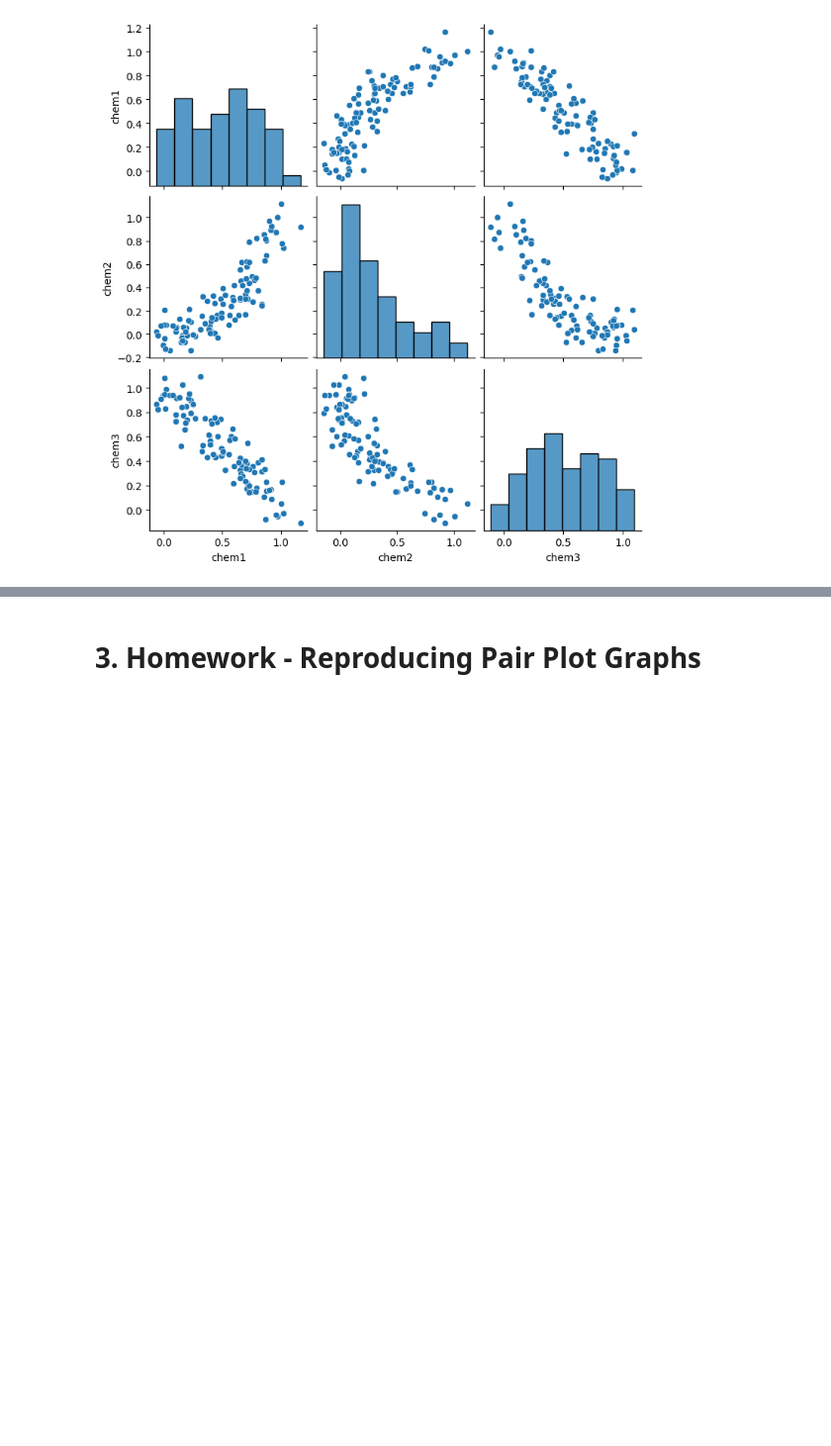
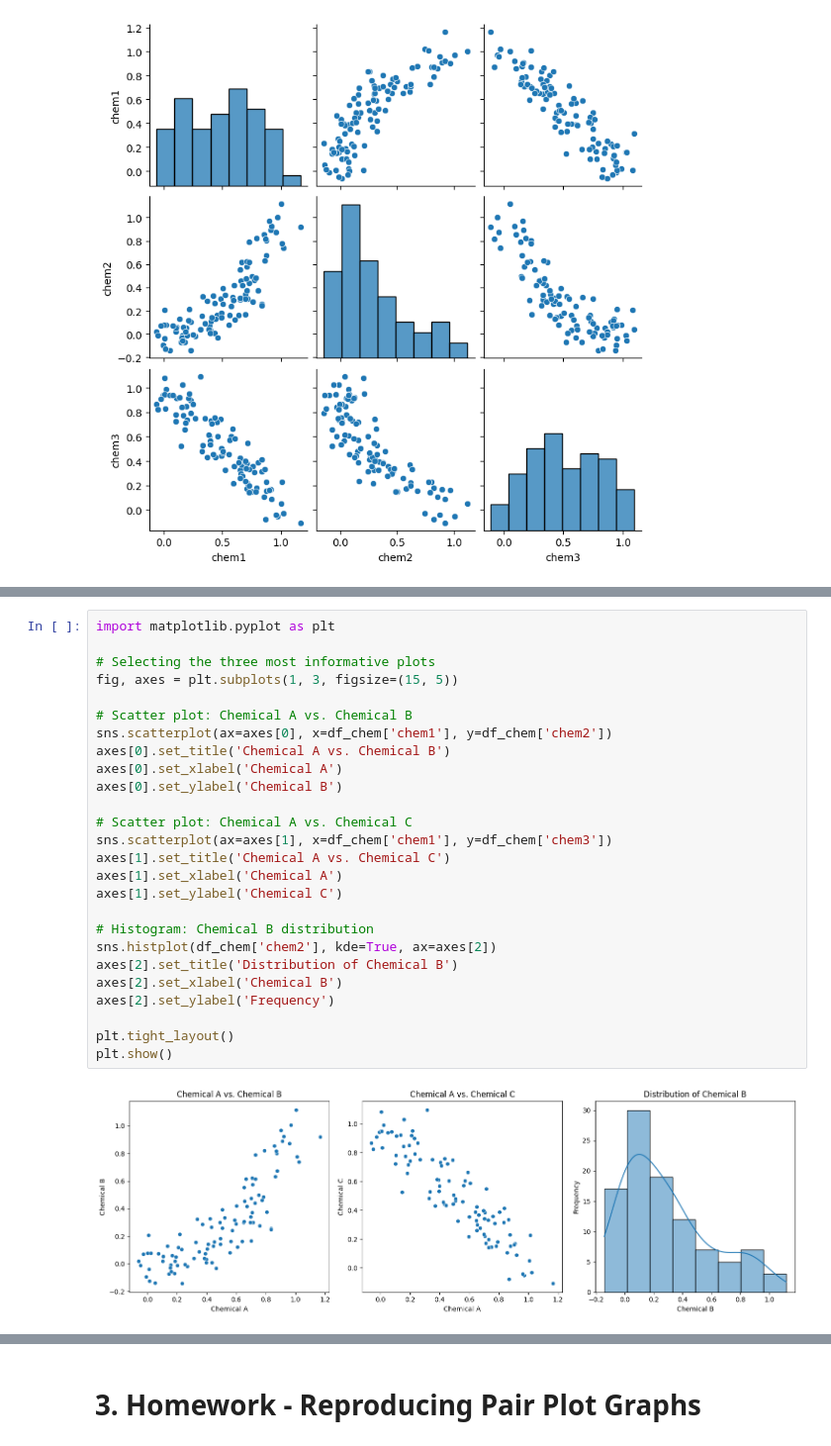
Before and after one commit to SergeyNelyapenkoBU/2025-spring-B2, a Jupyter notebook: OMDS-ModB2-Week5-Nelyapenko-Sergey-concealed-answer.ipynb, the cells around one changed output, grey strips where cells are left out. Shown at 99% size. Saved outputs shown, nothing was run; the diff lists cells and outputs as text; blank space fills up the shorter version.

```diff
--- a/OMDS-ModB2-Week5-Nelyapenko-Sergey-concealed-answer.ipynb
+++ b/OMDS-ModB2-Week5-Nelyapenko-Sergey-concealed-answer.ipynb
@@ -136,0 +151,28 @@ sns.pairplot(df_chem)
+# %%
+import matplotlib.pyplot as plt
+
+# Selecting the three most informative plots
+fig, axes = plt.subplots(1, 3, figsize=(15, 5))
+
+# Scatter plot: Chemical A vs. Chemical B
+sns.scatterplot(ax=axes[0], x=df_chem['chem1'], y=df_chem['chem2'])
+axes[0].set_title('Chemical A vs. Chemical B')
+axes[0].set_xlabel('Chemical A')
+axes[0].set_ylabel('Chemical B')
+
+# Scatter plot: Chemical A vs. Chemical C
+sns.scatterplot(ax=axes[1], x=df_chem['chem1'], y=df_chem['chem3'])
+axes[1].set_title('Chemical A vs. Chemical C')
+axes[1].set_xlabel('Chemical A')
+axes[1].set_ylabel('Chemical C')
+
+# Histogram: Chemical B distribution
+sns.histplot(df_chem['chem2'], kde=True, ax=axes[2])
+axes[2].set_title('Distribution of Chemical B')
+axes[2].set_xlabel('Chemical B')
+axes[2].set_ylabel('Frequency')
+
+plt.tight_layout()
+plt.show()
+# %% [output]
+[figure, added]
```
Also changed, not shown: parts of 12 cells of this notebook, 1 other file.
